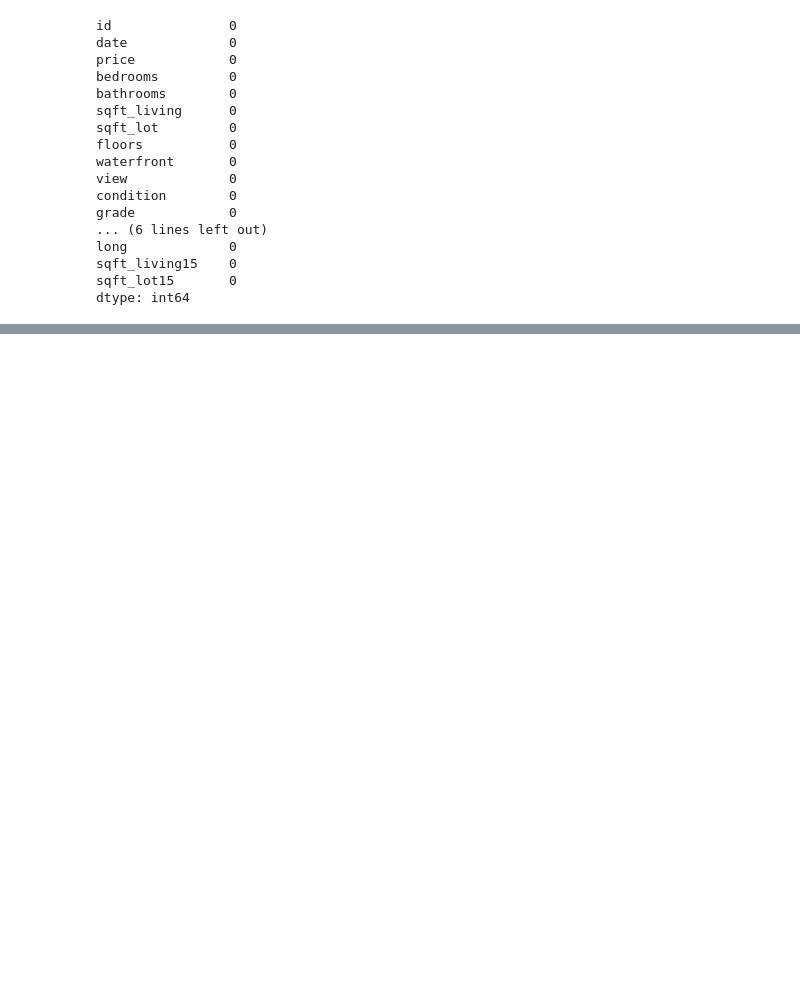
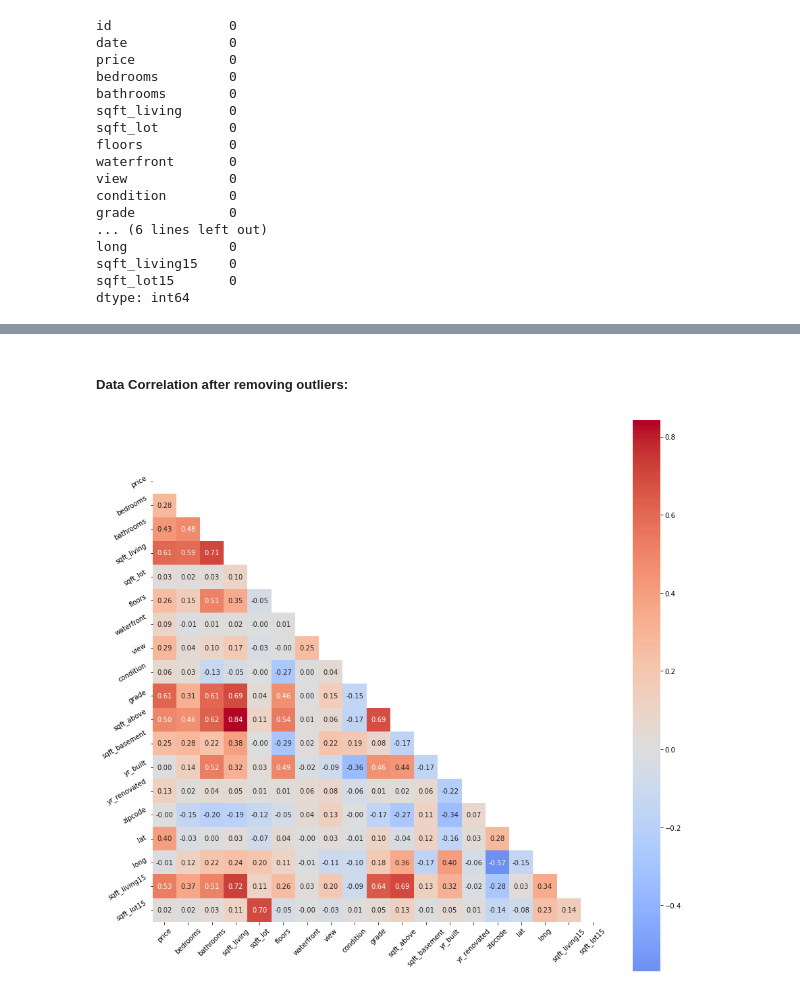
Before and after one commit to ziadhegazi/Intro-to-Artifictial-Intelligence, a Jupyter notebook: Regression Model/House_Price_Pred.ipynb, the cells around one changed output, grey strips where cells are left out. Saved outputs shown, nothing was run; the diff lists cells and outputs as text; code cells hidden in the pictures; blank space fills up the shorter version.

```diff
--- a/Regression Model/House_Price_Pred.ipynb
+++ b/Regression Model/House_Price_Pred.ipynb
@@ -74,0 +125,6 @@ dtype: int64
+# %% [markdown]
+##### Data Correlation after removing outliers:
+# %%
+dataCorr(new_data.drop("id", axis=1))
+# %% [output]
+[figure, added]
```
Also changed, not shown: parts of 27 cells of this notebook.
